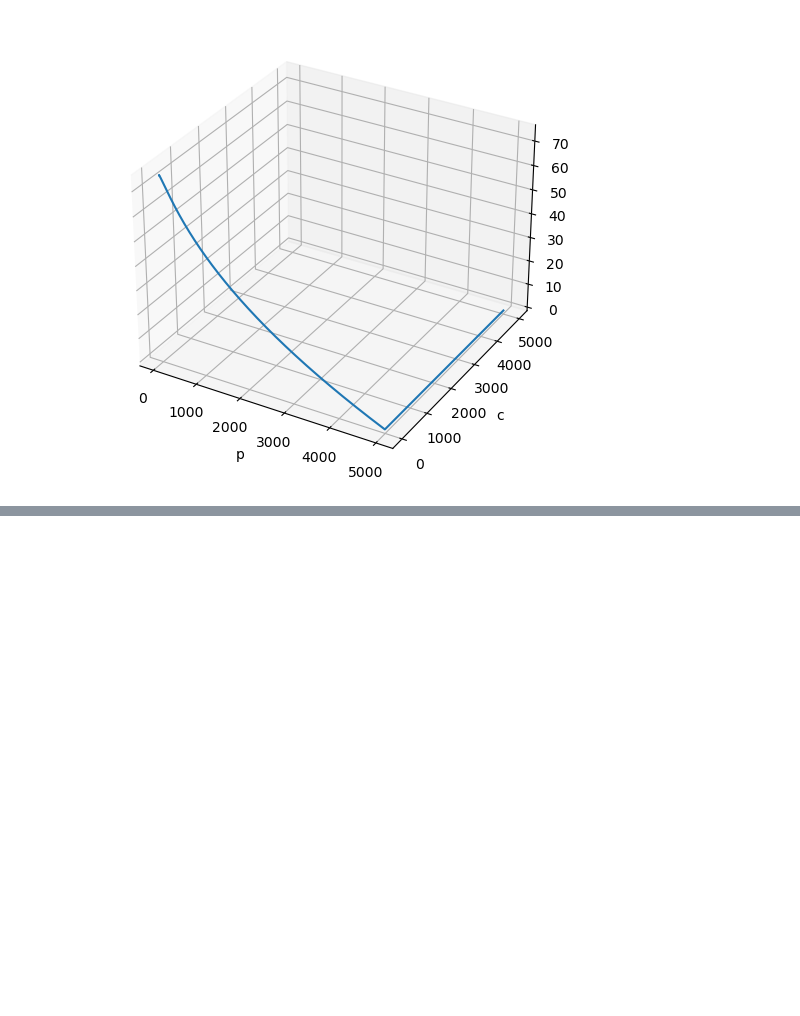
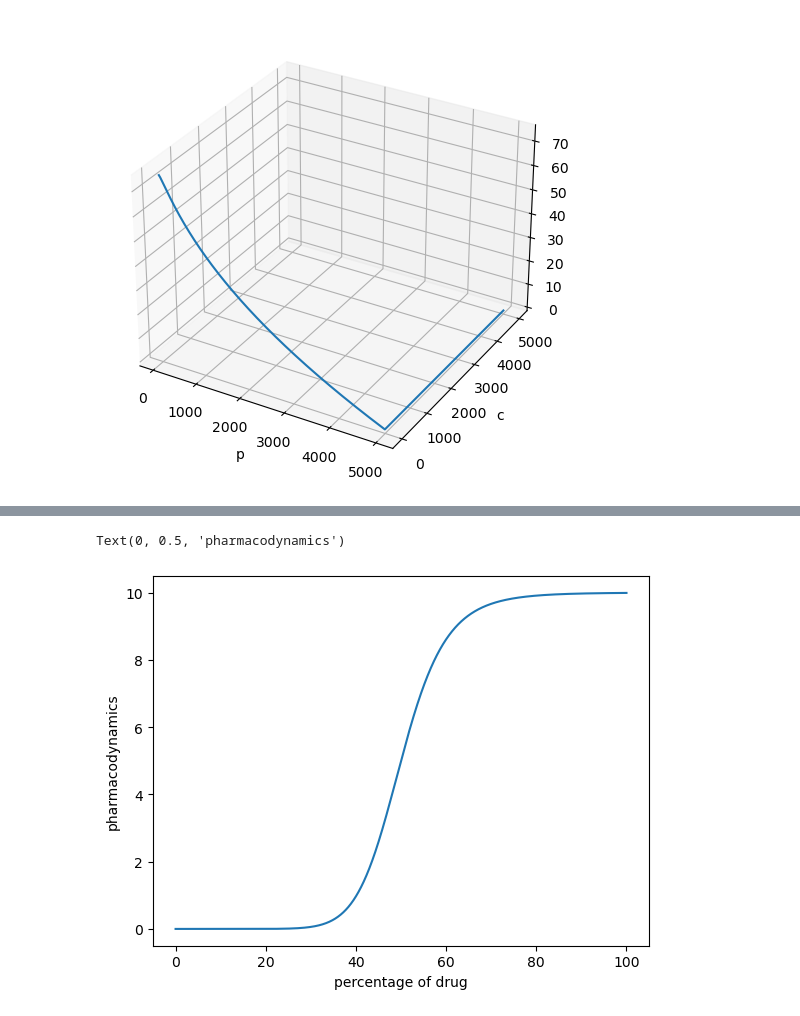
Before and after one commit to SPS-SP2273/learning-portfolio-yugan01, a Jupyter notebook: Mike testing 1 2 3.ipynb, the cells around one changed output, grey strips where cells are left out. Drawn from its saved outputs; the diff is of its cells as text; code cells hidden in the pictures; blank space fills up the shorter version.

```diff
--- a/Mike testing 1 2 3.ipynb
+++ b/Mike testing 1 2 3.ipynb
@@ -37,0 +78,11 @@ plt.show()
+# %%
+conc = np.arange(0, 100, 0.001)
+
+PD = [((10)*(i)**10)/(50**10 + i**10) for i in conc]
+
+plt.plot(conc, PD)
+plt.xlabel('percentage of drug')
+plt.ylabel('pharmacodynamics')
+# %% [output]
+Text(0, 0.5, 'pharmacodynamics')
+[figure, added]
```
Also changed, not shown: parts of 2 cells of this notebook, 1 other file.
